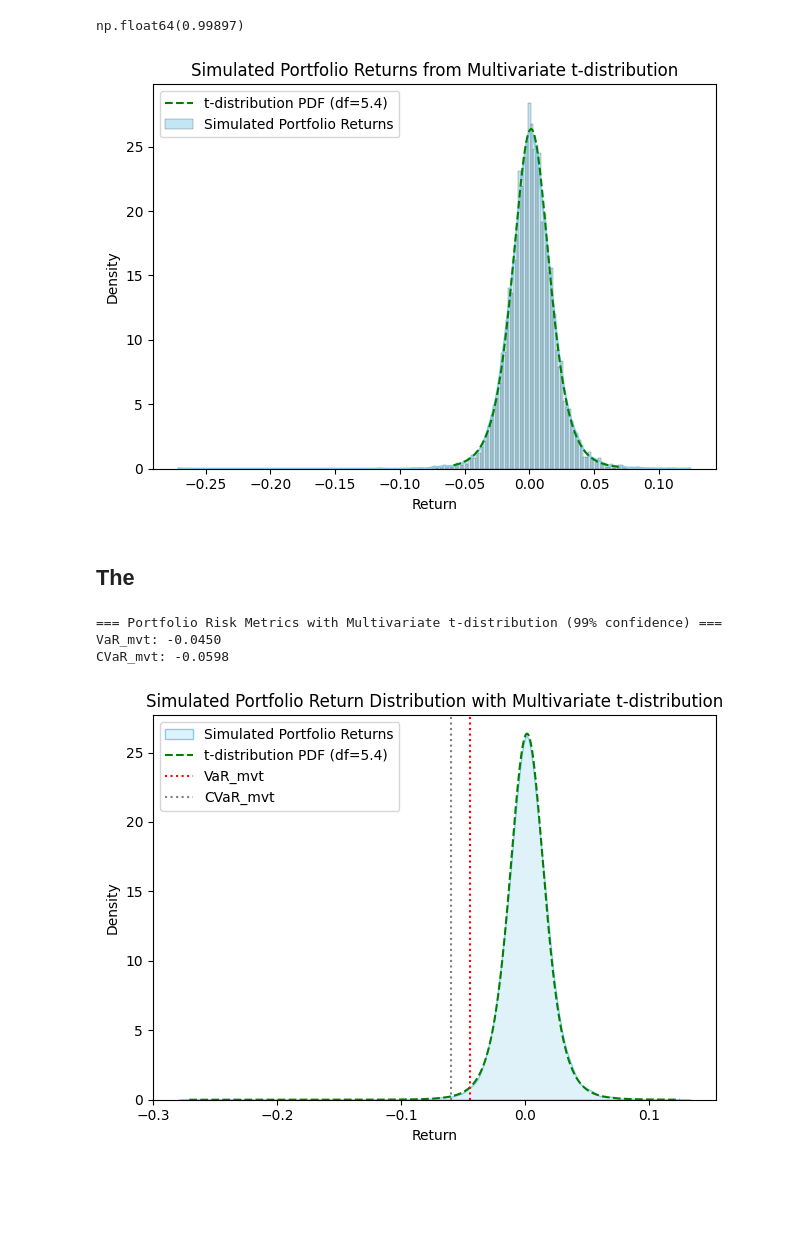
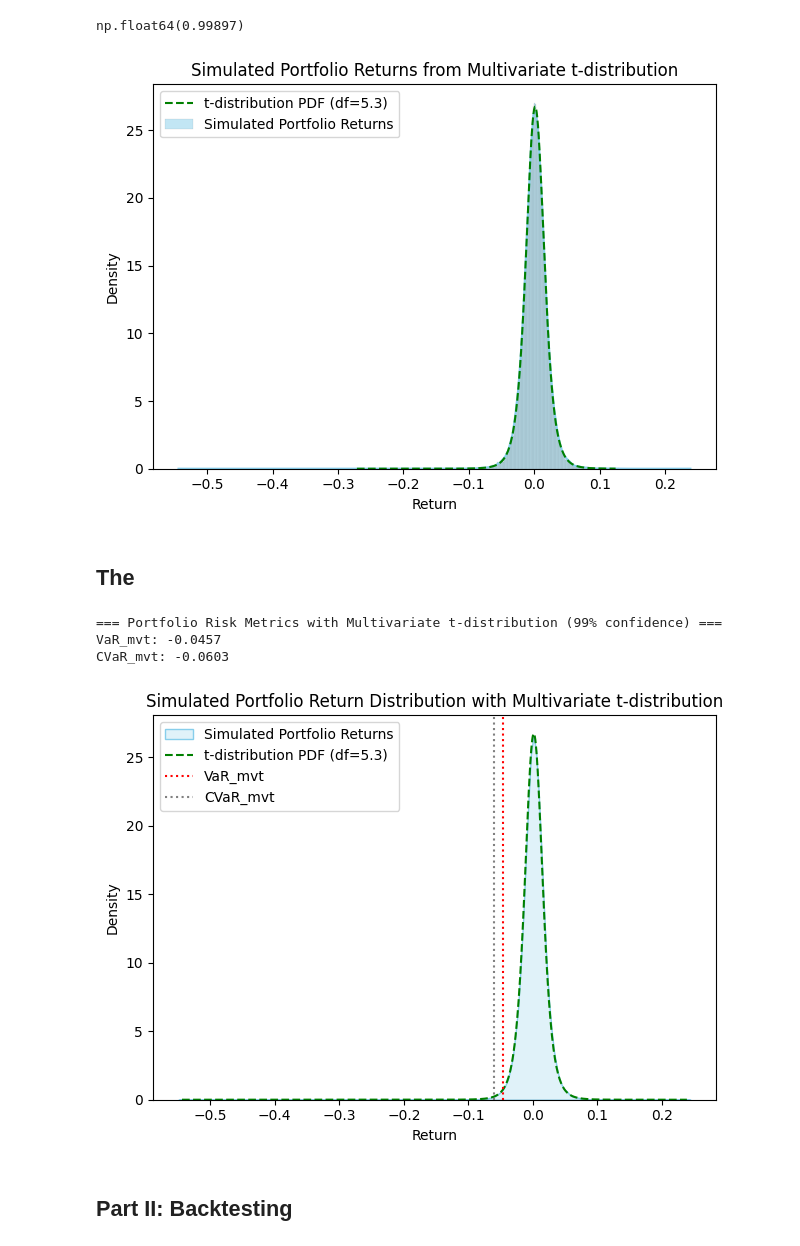
Before and after one commit to manipuppeteer/Finance-Projects, a Jupyter notebook: Stess_Test.ipynb, the cells around one changed output. Drawn from its saved outputs; the diff is of its cells as text; code cells hidden in the pictures; blank space fills up the shorter version.

```diff
--- a/Stess_Test.ipynb
+++ b/Stess_Test.ipynb
@@ -136,39 +136,40 @@ np.sum(simulated_returns>-0.1)/n_simulations  # Example of calculating the proba
 # %% [output]
 np.float64(0.99897)
 # %%
-n_samples = 10000
+n_samples = 100000
 
   # degrees of freedom for the t-distribution
 # mean vector and covariance matrix from your return data
 mean_vec = returns.mean().values           # shape: (n_assets,)
 cov_matrix = returns.cov().values          # shape: (n_assets, n_assets)
 n_assets = len(mean_vec)
 np.random.seed(42)  # for reproducibility
 # === Step 2: Simulate from multivariate normal ===
 z = np.random.multivariate_normal(mean=mean_vec, cov=cov_matrix, size=n_samples)  # shape: (n_samples, n_assets)
 
 # === Step 3: Scale by sqrt of Gamma to get t-distribution ===
 g = np.random.gamma(df / 2., 2. / df, size=n_samples)  # shape: (n_samples,)
 scaling = np.sqrt(g)[:, None]  # reshape for broadcasting
 
 # Simulate multivariate t
 mvt_samples = mean_vec + (z - mean_vec) / scaling  # shape: (n_samples, n_assets)
 
 portfolio_returns_mvt = mvt_samples.dot(weights)
 df, loc, scale = t.fit(portfolio_returns_mvt)
 sns.histplot(portfolio_returns_mvt, kde=True, stat='density', color='skyblue', label='Simulated Portfolio Returns')
 plt.plot(x, t.pdf(x, df, loc=loc, scale=scale), 'g--', label=f't-distribution PDF (df={df:.1f})')
 plt.title('Simulated Portfolio Returns from Multivariate t-distribution')
 plt.xlabel('Return')
 plt.ylabel('Density')
 plt.legend()
 plt.tight_layout()
 plt.show()
 # %% [output]
-[figure, old version]
+[figure, new version]
 # %% [markdown]
 ## The
 # %%
+confidence_level = 0.99
 VaR_mvt = np.percentile(portfolio_returns_mvt, (1-confidence_level)*100)
 CVaR_mvt = portfolio_returns_mvt[portfolio_returns_mvt <= VaR_mvt].mean()
 print(f"=== Portfolio Risk Metrics with Multivariate t-distribution ({confidence_level*100:.0f}% confidence) ===")
@@ -188,6 +189,8 @@ plt.tight_layout()
 plt.show()
 # %% [output]
 === Portfolio Risk Metrics with Multivariate t-distribution (99% confidence) ===
-VaR_mvt: -0.0450
-CVaR_mvt: -0.0598
+VaR_mvt: -0.0457
+CVaR_mvt: -0.0603
-[figure, old version]
+[figure, new version]
+# %% [markdown]
+## Part II: Backtesting
```
Also changed, not shown: parts of 4 cells of this notebook.
